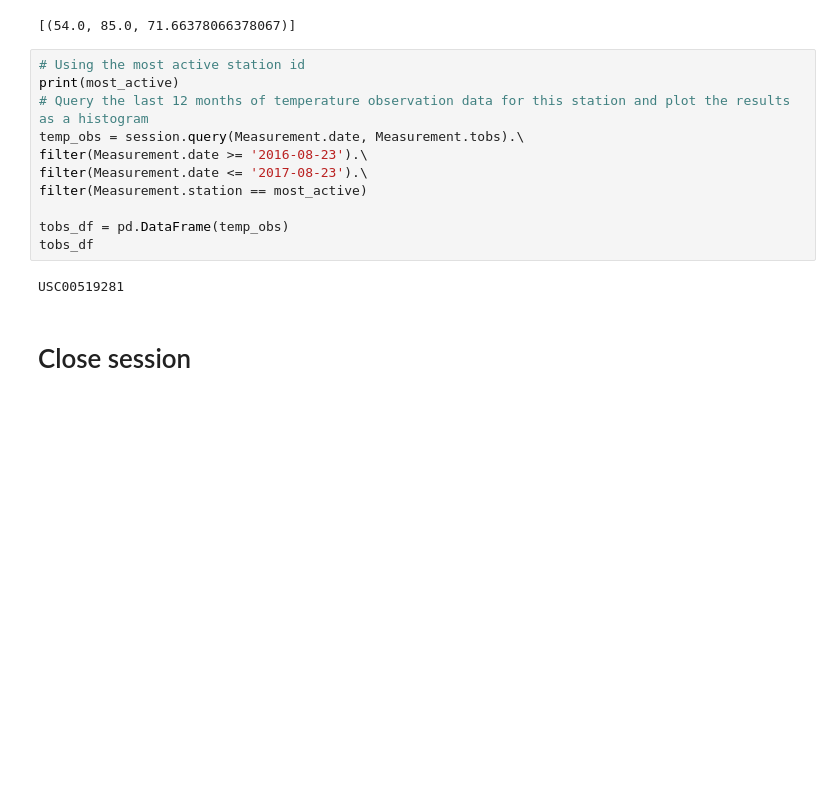
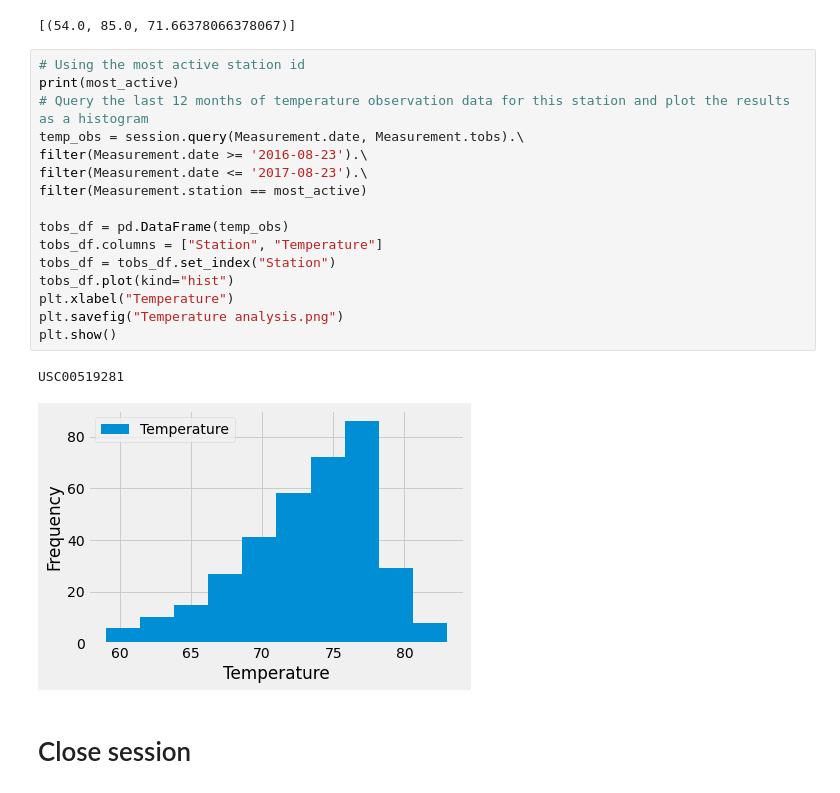
Before and after one commit to lorenam1234/sqlalchemy-challenge, a Jupyter notebook: climate_starter.ipynb, the cells around one changed output. Saved outputs shown, nothing was run; the diff lists cells and outputs as text; blank space fills up the shorter version.

```diff
--- a/climate_starter.ipynb
+++ b/climate_starter.ipynb
@@ -142,16 +142,22 @@ USC00519281
 # %%
 # Using the most active station id
 print(most_active)
 # Query the last 12 months of temperature observation data for this station and plot the results as a histogram
 temp_obs = session.query(Measurement.date, Measurement.tobs).\
 filter(Measurement.date >= '2016-08-23').\
 filter(Measurement.date <= '2017-08-23').\
 filter(Measurement.station == most_active)
 
 tobs_df = pd.DataFrame(temp_obs)
-tobs_df
+tobs_df.columns = ["Station", "Temperature"]
+tobs_df = tobs_df.set_index("Station")
+tobs_df.plot(kind="hist")
+plt.xlabel("Temperature")
+plt.savefig("Temperature analysis.png")
+plt.show()
 # %% [output]
 USC00519281
+[figure, added]
 # %% [markdown]
 # Close session
 # %%
```
Also changed, not shown: 2 other files.
